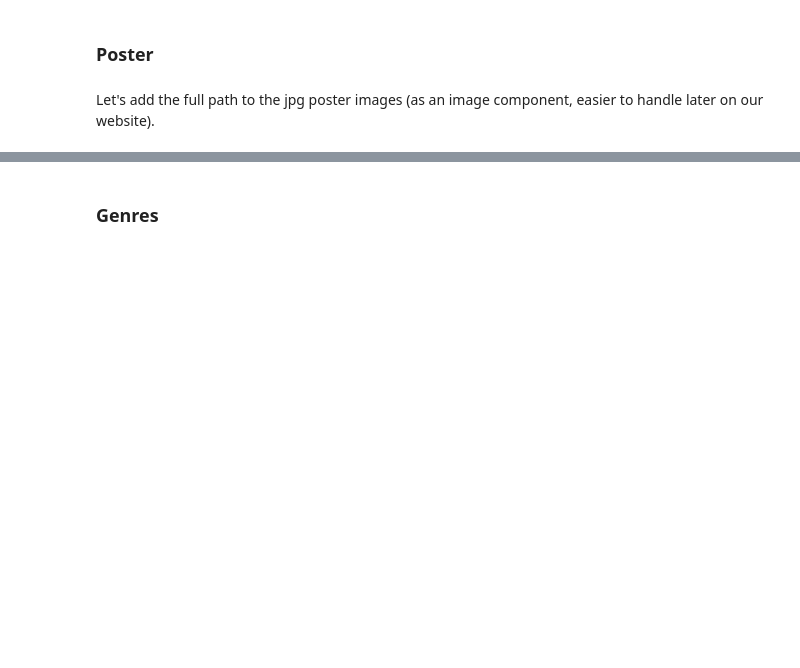
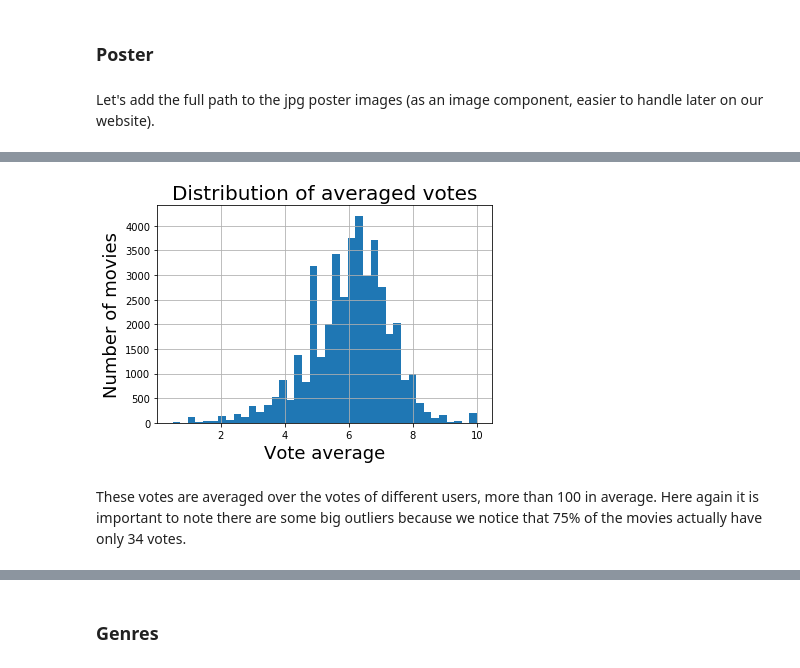
Before and after one commit to com-480-data-visualization/com-480-project-pasdenom, a Jupyter notebook: data_processing.ipynb, the cells around one changed output, grey strips where cells are left out. Drawn from its saved outputs; the diff is of its cells as text; code cells hidden in the pictures; blank space fills up the shorter version.

```diff
--- a/data_processing.ipynb
+++ b/data_processing.ipynb
@@ -145,0 +298,10 @@ metadata['poster_path'] = "<img src='" + base_poster_url + metadata['poster_path
+# %%
+metadata['vote_average'].hist(bins = 40) #40 bins are chosen to have votes bins every 0.25 points
+plt.title('Distribution of averaged votes', fontsize = 20)
+plt.xlabel('Vote average', fontsize = 18)
+plt.ylabel('Number of movies', fontsize = 18)
+plt.show()
+# %% [output]
+[figure, added]
+# %% [markdown]
+These votes are averaged over the votes of different users, more than 100 in average. Here again it is important to note there are some big outliers because we notice that 75% of the movies actually have only 34 votes.
```
Also changed, not shown: parts of 70 cells of this notebook.
